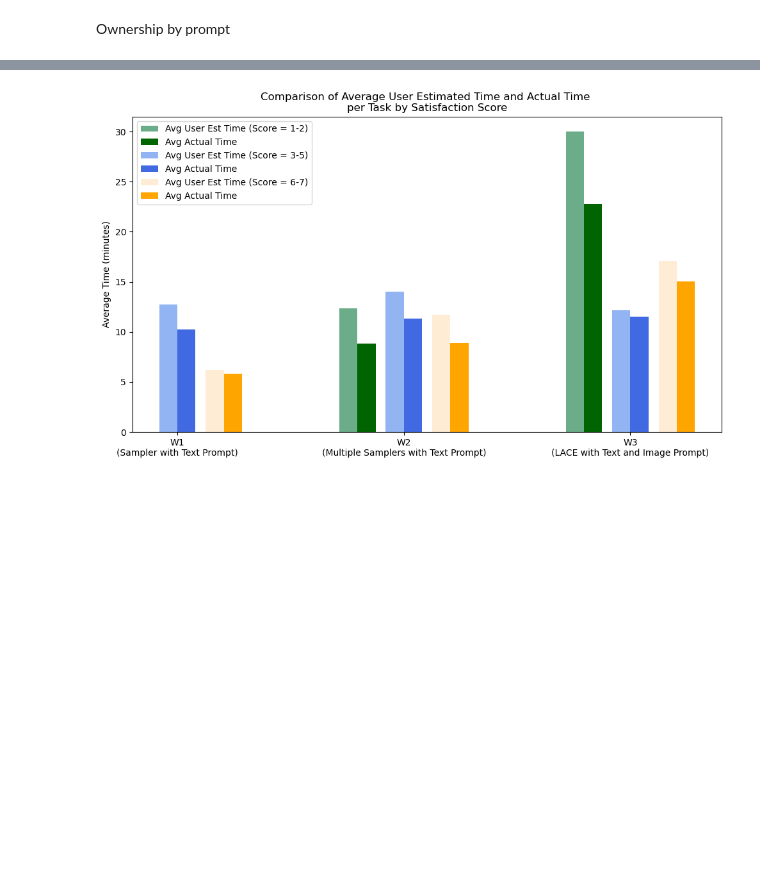
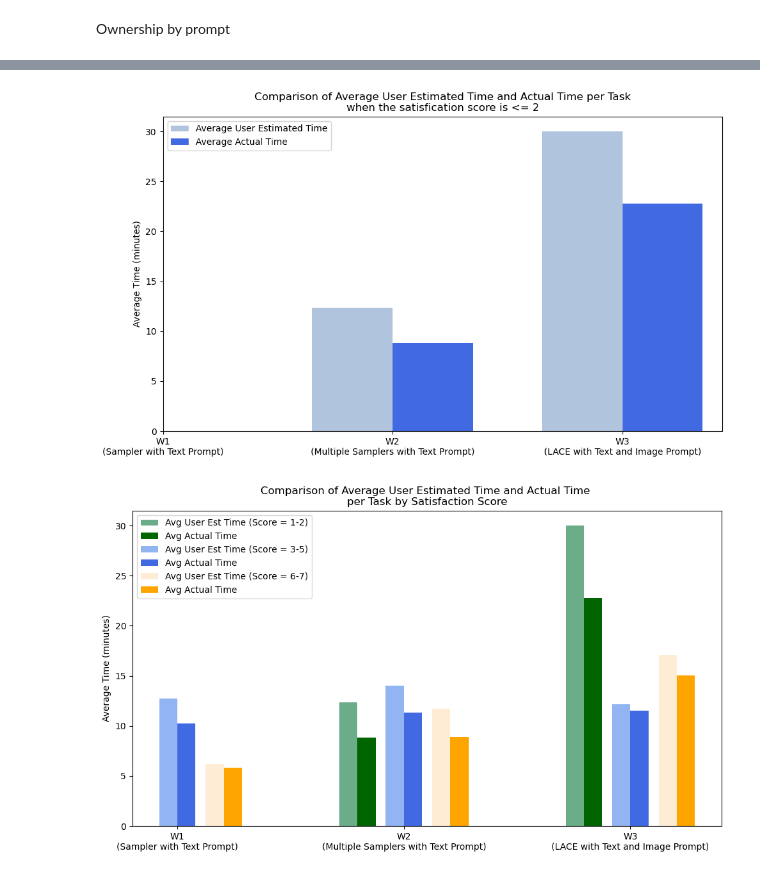
Before and after one commit to iamkaikai/LACE, a Jupyter notebook: analysis/Encoder analysis/plot.ipynb, the cells around one changed output, grey strips where cells are left out. Cells and saved outputs as stored; diff of their text form; code cells hidden in the pictures; blank space fills up the shorter version.

```diff
--- a/analysis/Encoder analysis/plot.ipynb
+++ b/analysis/Encoder analysis/plot.ipynb
@@ -451,3 +597,50 @@ plt.show()
+# %%
+tasks =  ['W1\n(Sampler with Text Prompt)', 'W2\n(Multiple Samplers with Text Prompt)', 'W3\n(LACE with Text and Image Prompt)']
+
+satisfied_scores = 2
+
+t1_satisfied_df = df[df.iloc[:,7] <= satisfied_scores]
+t2_satisfied_df = df[df.iloc[:,14] <= satisfied_scores]
+t3_satisfied_df = df[df.iloc[:,21] <= satisfied_scores]
+
+t1_user_time = t1_satisfied_df['How many minutes do you think Task 1 took to complete?']
+t2_user_time = t2_satisfied_df['How many minutes do you think Task 2 took to complete?']
+t3_user_time = t3_satisfied_df['How many minutes do you think Task 3 took to complete?']
+t1_actual_time = t1_satisfied_df['Task 1 - Time']
+t2_actual_time = t2_satisfied_df['Task 2 - Time']
+t3_actual_time = t3_satisfied_df['Task 3 - Time']
+
+avg_user_time = [t1_user_time.mean(), t2_user_time.mean(), t3_user_time.mean()]
+avg_actual_time = [t1_actual_time.mean(), t2_actual_time.mean(), t3_actual_time.mean()]
+
+
+# Define the positions for the groups and the width of each bar
+positions = np.arange(len(tasks))
+bar_width = 0.35
+
+# Plot the bars side by side
+fig, ax = plt.subplots(figsize=(10, 6))
+
+# Plot the bars for average user time
+ax.bar(positions - bar_width/2, avg_user_time, bar_width, label='Average User Estimated Time', color='lightsteelblue')
+
+# Plot the bars for average actual time
+ax.bar(positions + bar_width/2, avg_actual_time, bar_width, label='Average Actual Time', color='royalblue')
+
+# Set the labels and title
+# ax.set_xlabel('Tasks')
+ax.set_ylabel('Average Time (minutes)', color='black')
+ax.set_title(f'Comparison of Average User Estimated Time and Actual Time per Task\nwhen the satisfication score is <= {satisfied_scores}')
+ax.set_xticks(positions)
+ax.set_xticklabels(tasks)
+
+# Show the legend
+ax.legend(loc='upper left', bbox_to_anchor=(0, 1))
+
+plt.tight_layout()
+plt.show()
+# %% [output]
+[figure, added]
 # %%
 tasks = ['W1\n(Sampler with Text Prompt)', 'W2\n(Multiple Samplers with Text Prompt)', 'W3\n(LACE with Text and Image Prompt)']
 satisfaction_intervals = [(1,2), (3,5), (6,7)]    # score intervals for each task
```
Also changed, not shown: parts of 7 cells of this notebook.
